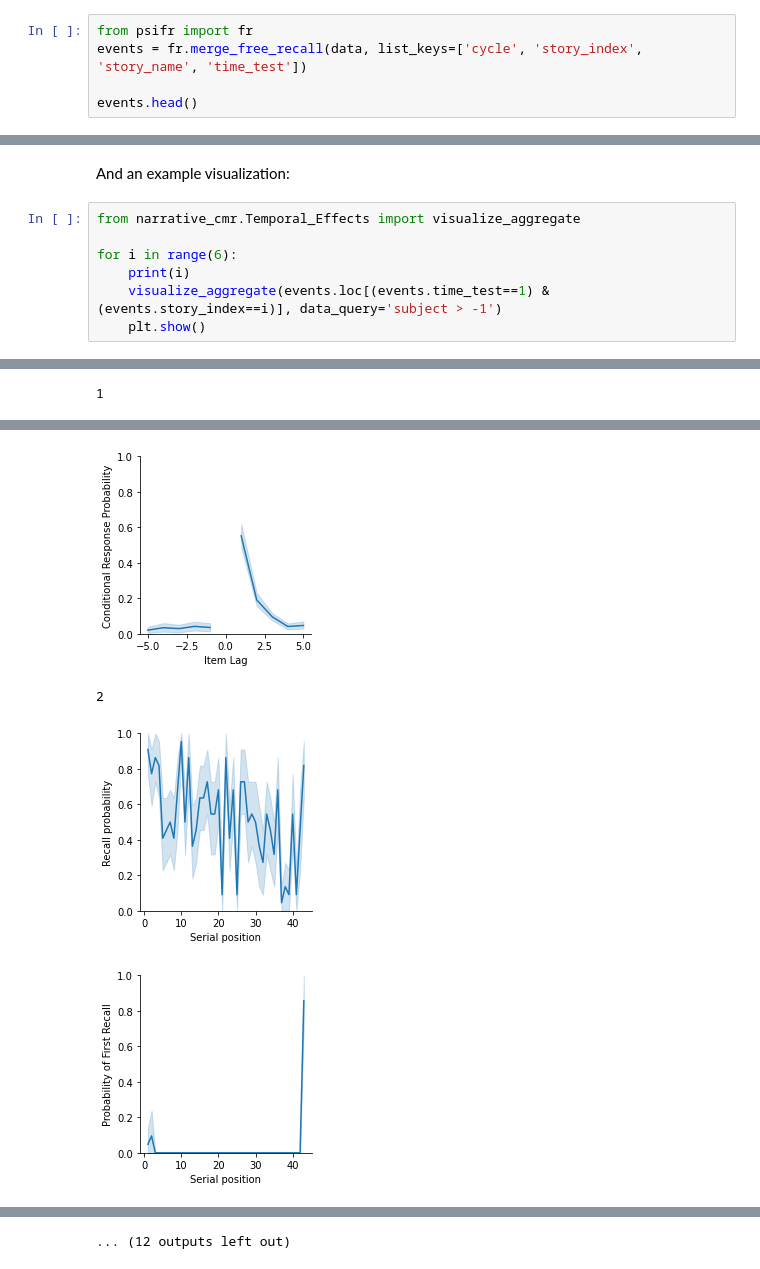
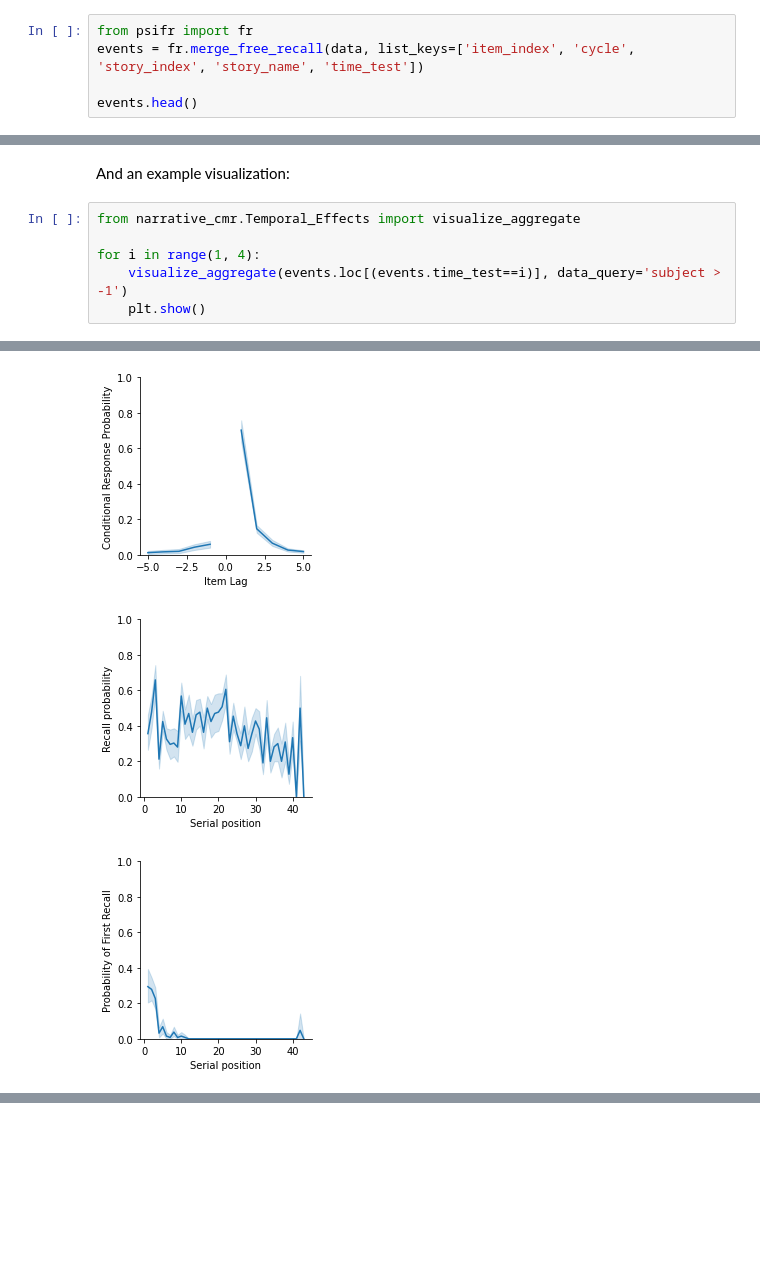
Before and after one commit to githubpsyche/narrative_cmr, a Jupyter notebook: 01_Data_Preparation.ipynb, the cells around one changed output, grey strips where cells are left out. Saved outputs shown, nothing was run; the diff lists cells and outputs as text; blank space fills up the shorter version.

```diff
--- a/01_Data_Preparation.ipynb
+++ b/01_Data_Preparation.ipynb
@@ -247,6 +247,6 @@ data.head()
 # %%
 from psifr import fr
-events = fr.merge_free_recall(data, list_keys=['cycle', 'story_index', 'story_name', 'time_test'])
+events = fr.merge_free_recall(data, list_keys=['item_index', 'cycle', 'story_index', 'story_name', 'time_test'])
 
 events.head()
 # %% [output]
@@ -304,8 +304,7 @@ And an example visualization:
 # %%
 from narrative_cmr.Temporal_Effects import visualize_aggregate
 
-for i in range(6):
-    print(i)
-    visualize_aggregate(events.loc[(events.time_test==1) & (events.story_index==i)], data_query='subject > -1')
+for i in range(1, 4):
+    visualize_aggregate(events.loc[(events.time_test==i)], data_query='subject > -1')
     plt.show()
 # %% [output]
@@ -316 +313,0 @@ for i in range(6):
-1
@@ -319,4 +316,3 @@ for i in range(6):
-[figure, old version]
+[figure, new version]
-2
-[figure, old version]
+[figure, new version]
-[figure, old version]
+[figure, new version]
@@ -324 +319,0 @@ for i in range(6):
-... (12 outputs left out)
```
Also changed, not shown: parts of 11 cells of this notebook, 10 other files.
